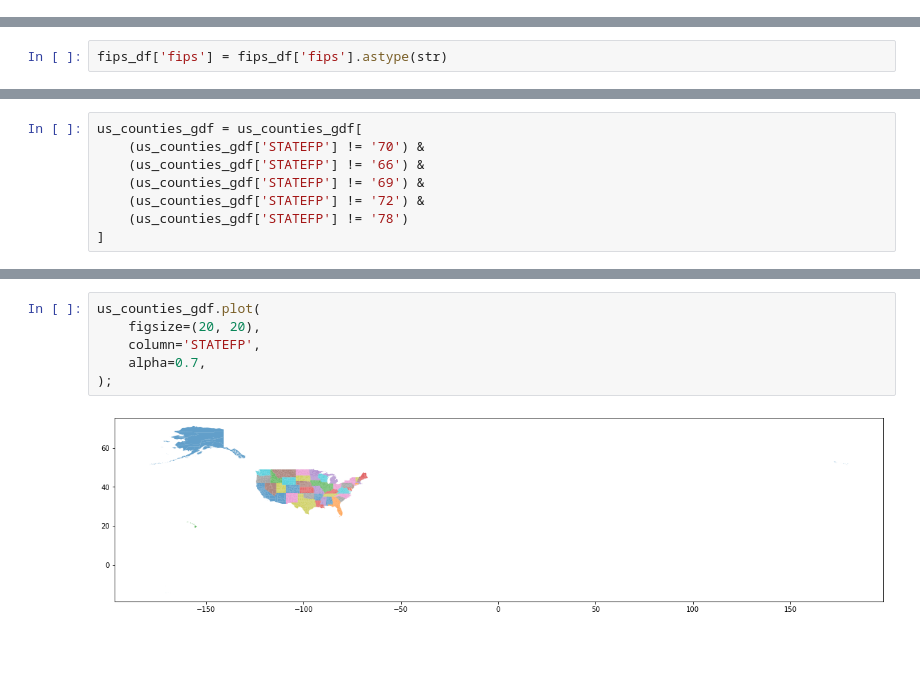
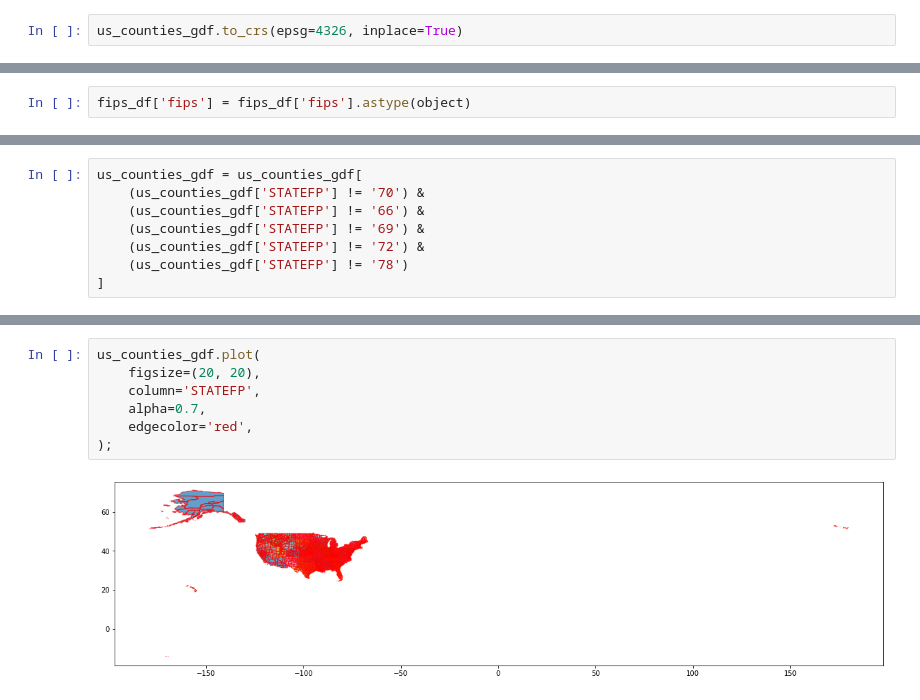
Before and after one commit to katkim0307/COVID-19_Response_Comparison, a Jupyter notebook: us_geodata.ipynb, the cells around one changed output, grey strips where cells are left out. Saved outputs shown, nothing was run; the diff lists cells and outputs as text; blank space fills up the shorter version.

```diff
--- a/us_geodata.ipynb
+++ b/us_geodata.ipynb
@@ -112,6 +112,8 @@ Area of Use:
 Datum: North American Datum 1983
 - Ellipsoid: GRS 1980
 - Prime Meridian: Greenwich
+# %%
+us_counties_gdf.to_crs(epsg=4326, inplace=True)
 # %%
 ny_counties_gdf = us_counties_gdf[us_counties_gdf['STATEFP']=='36']
 
@@ -211,6 +214,6 @@ ValueError: You are trying to merge on object and int64 columns. If you wish to
 # %% [markdown]
 ## Arg, their Dtype is different.  Let's convert `fips_df['fips']` from int64 to string
 # %%
-fips_df['fips'] = fips_df['fips'].astype(str)
+fips_df['fips'] = fips_df['fips'].astype(object)
 # %%
 fips_df.info()
@@ -318,8 +282,9 @@ us_counties_gdf.shape
 # %%
 us_counties_gdf.plot(
     figsize=(20, 20),
     column='STATEFP',
     alpha=0.7,
+    edgecolor='red',
 );
 # %% [output]
-[figure, old version]
+[figure, new version]
```
Also changed, not shown: parts of 11 cells of this notebook, 3 other files.
